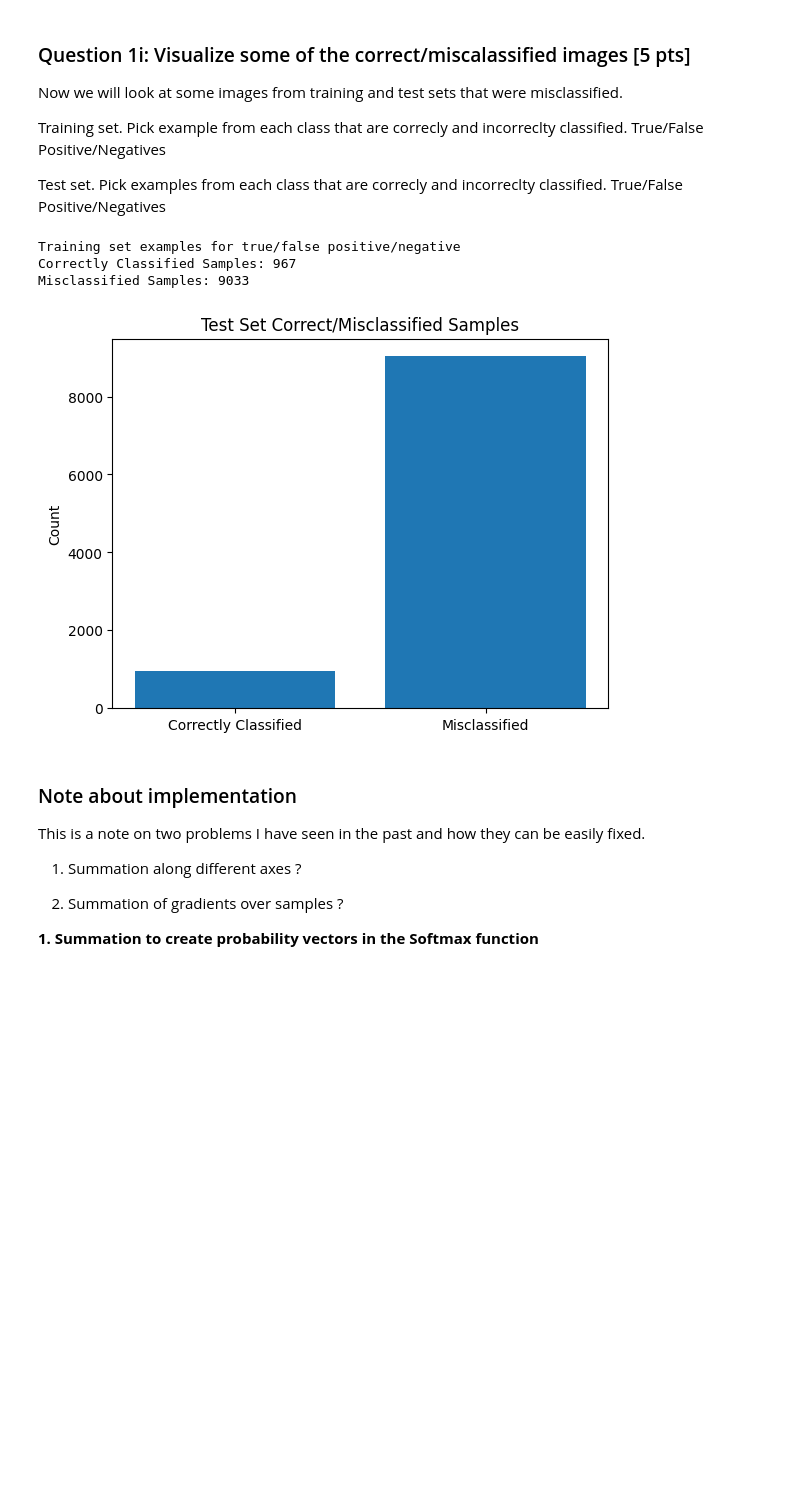
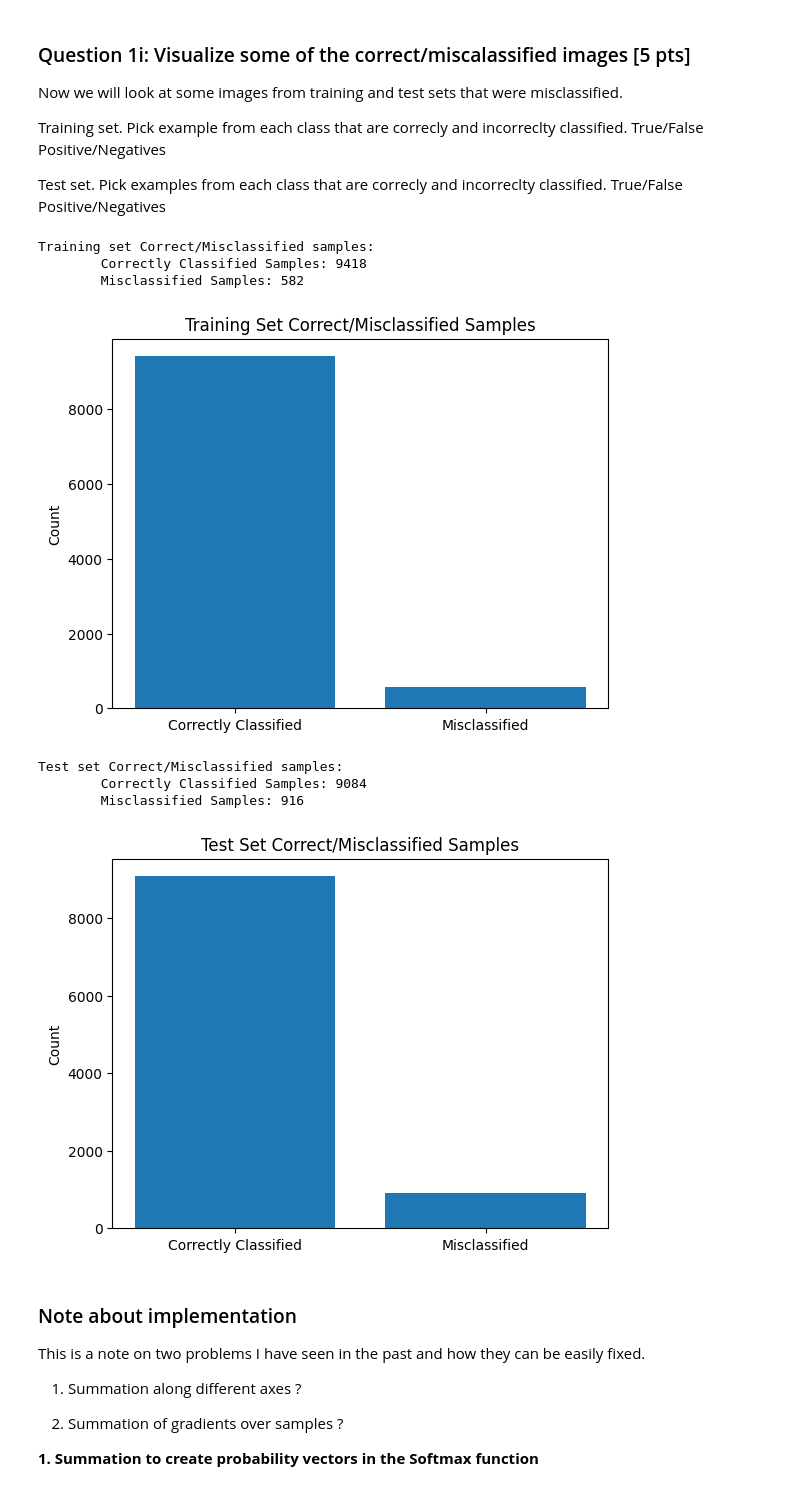
Before and after one commit to Akhan521/CS-171, a Jupyter notebook: Homework_6/fall2024_hw6.ipynb, the cells around one changed output. Drawn from its saved outputs; the diff is of its cells as text; code cells hidden in the pictures; blank space fills up the shorter version.

```diff
--- a/Homework_6/fall2024_hw6.ipynb
+++ b/Homework_6/fall2024_hw6.ipynb
@@ -538,4 +538,22 @@ for i in range(N):
 train_accuracy = np.mean(preds == train_y)
 print(f"Training Accuracy: {train_accuracy:.4f} or {train_accuracy*100:.2f}%")
 print(f'{np.sum(preds == train_y)}/{N} samples correctly classified.')
+print()
+
+# For test data:
+probs, _ = forward(test_x, params)
+# Recall that probs is a 10 x N array, where N is the number of samples.
+# For each sample, we want to find the class with the highest probability.
+preds = np.zeros((1, N))
+for i in range(N):
+    label=-1
+    max_prob = -1
+    for c in range(K):
+        if probs[c, i] > max_prob:
+            max_prob = probs[c, i]
+            label = c
+    preds[0, i] = label
+test_accuracy = np.mean(preds == test_y)
+print(f"Test Accuracy: {test_accuracy:.4f} or {test_accuracy*100:.2f}%")
+print(f'{np.sum(preds == test_y)}/{N} samples correctly classified.')
 # %% [output]
@@ -558,41 +579,77 @@ True/False Positive/Negatives
 stats = ['Correctly Classified', 'Misclassified']
 
 # Training set
-print("Training set examples for true/false positive/negative")
+print("Training set Correct/Misclassified samples:")
 probs, _ = forward(train_x, params)
 # Recall that probs is a 10 x N array, where N is the number of samples.
 # For each sample, we want to find the class with the highest probability.
 N = probs.shape[1]
 K = probs.shape[0]
 preds = np.zeros((1, N))
 for i in range(N):
     label=-1
     max_prob = -1
     for c in range(K):
         if probs[c, i] > max_prob:
             max_prob = probs[c, i]
             label = c
     preds[0, i] = label
 
 # Correctly classified samples.
 correct = np.sum(preds == train_y)
 # Misclassified samples.
 misclassified = np.sum(preds != train_y)
 
 # Printing the stats.
-print(f"Correctly Classified Samples: {correct}")
-print(f"Misclassified Samples: {misclassified}")
+print(f"\tCorrectly Classified Samples: {correct}")
+print(f"\tMisclassified Samples: {misclassified}")
+
+# Plotting the results.
+plt.bar(stats, [correct, misclassified])
+plt.ylabel("Count")
+plt.title("Training Set Correct/Misclassified Samples")
+plt.show()
+
+# Test set
+print("Test set Correct/Misclassified samples:")
+probs, _ = forward(test_x, params)
+# Recall that probs is a 10 x N array, where N is the number of samples.
+# For each sample, we want to find the class with the highest probability.
+N = probs.shape[1]
+K = probs.shape[0]
+preds = np.zeros((1, N))
+for i in range(N):
+    label=-1
+    max_prob = -1
+    for c in range(K):
+        if probs[c, i] > max_prob:
+            max_prob = probs[c, i]
+            label = c
+    preds[0, i] = label
+
+# Correctly classified samples.
+correct = np.sum(preds == test_y)
+# Misclassified samples.
+misclassified = np.sum(preds != test_y)
+
+# Printing the stats.
+print(f"\tCorrectly Classified Samples: {correct}")
+print(f"\tMisclassified Samples: {misclassified}")
 
 # Plotting the results.
 plt.bar(stats, [correct, misclassified])
 plt.ylabel("Count")
 plt.title("Test Set Correct/Misclassified Samples")
 plt.show()
 # %% [output]
-Training set examples for true/false positive/negative
-Correctly Classified Samples: 967
-Misclassified Samples: 9033
+Training set Correct/Misclassified samples:
+        Correctly Classified Samples: 9418
+        Misclassified Samples: 582
-[figure, old version]
+[figure, new version]
+Test set Correct/Misclassified samples:
+        Correctly Classified Samples: 9084
+        Misclassified Samples: 916
+[figure, added]
 # %% [markdown]
 ### Note about implementation
 
```
Also changed, not shown: parts of 3 cells of this notebook, 1 other file.
